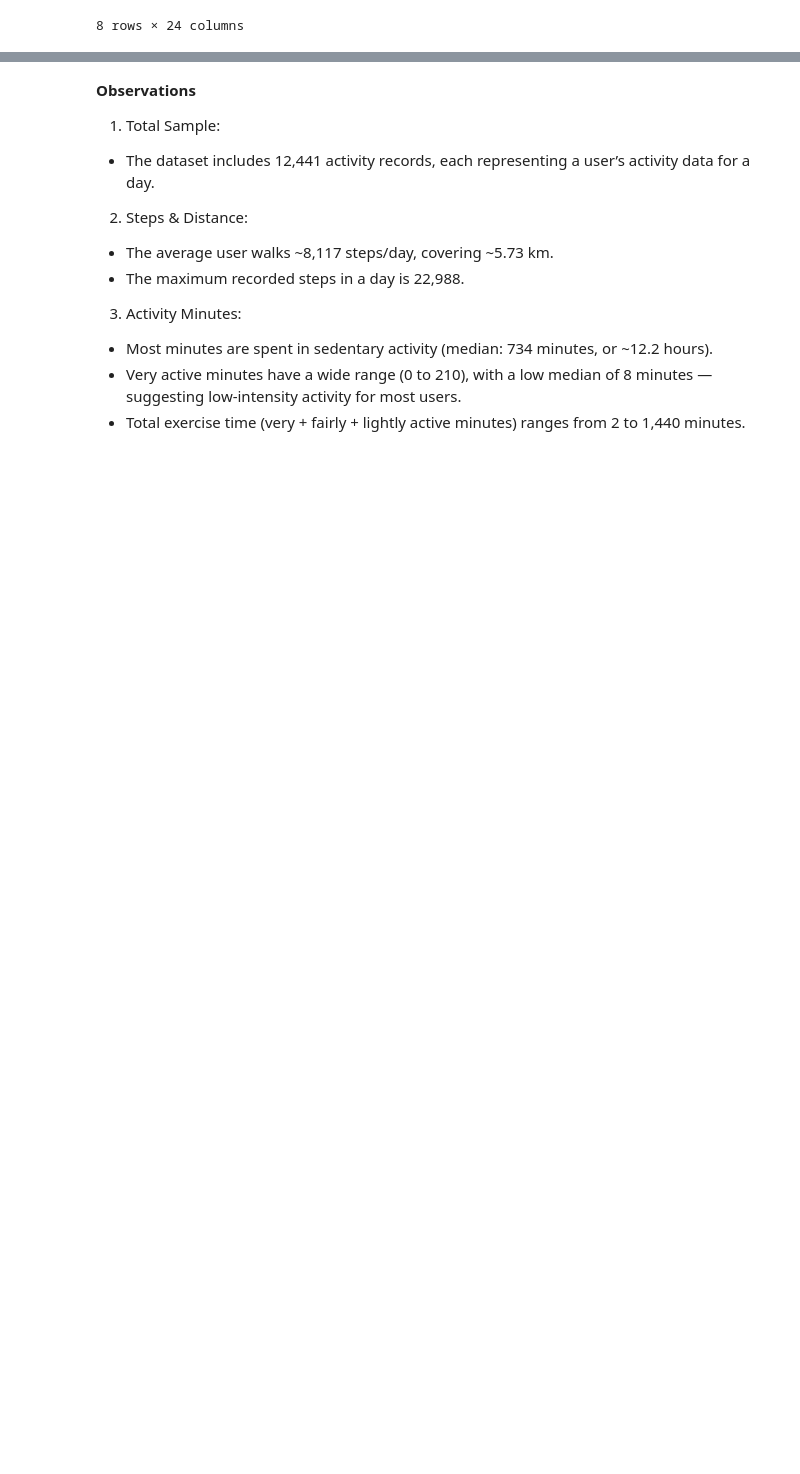
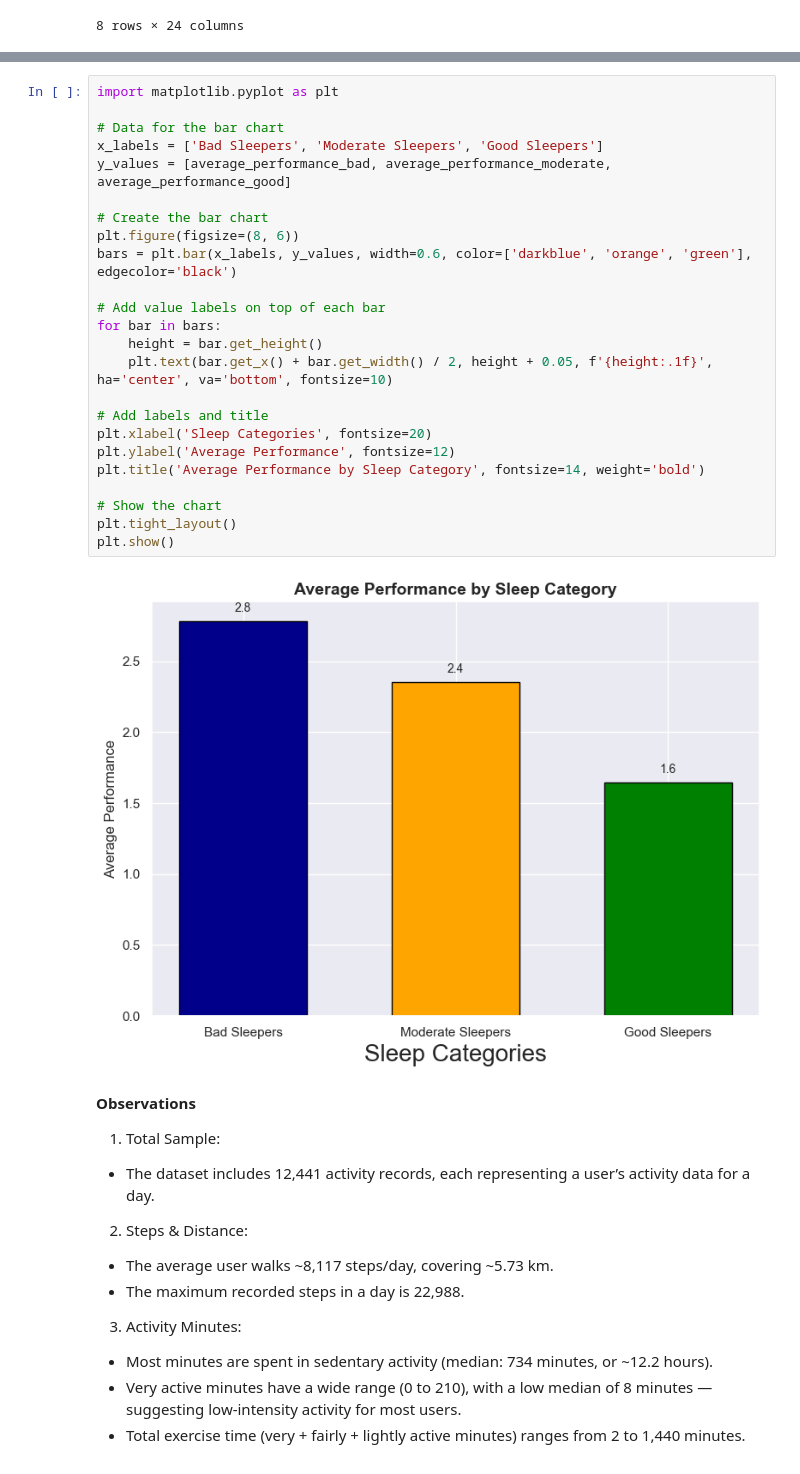
Before and after one commit to SheryllD/Project_SQL_Database, a Jupyter notebook: Data_Wrangling.ipynb, the cells around one changed output, grey strips where cells are left out. Saved outputs shown, nothing was run; the diff lists cells and outputs as text; blank space fills up the shorter version.

```diff
--- a/Data_Wrangling.ipynb
+++ b/Data_Wrangling.ipynb
@@ -487,3 +487,29 @@ average_performance_bad.round(1)
+# %%
+import matplotlib.pyplot as plt
+
+# Data for the bar chart
+x_labels = ['Bad Sleepers', 'Moderate Sleepers', 'Good Sleepers']
+y_values = [average_performance_bad, average_performance_moderate, average_performance_good]
+
+# Create the bar chart
+plt.figure(figsize=(8, 6))
+bars = plt.bar(x_labels, y_values, width=0.6, color=['darkblue', 'orange', 'green'], edgecolor='black')
+
+# Add value labels on top of each bar
+for bar in bars:
+    height = bar.get_height()
+    plt.text(bar.get_x() + bar.get_width() / 2, height + 0.05, f'{height:.1f}', ha='center', va='bottom', fontsize=10)
+
+# Add labels and title
+plt.xlabel('Sleep Categories', fontsize=20)
+plt.ylabel('Average Performance', fontsize=12)
+plt.title('Average Performance by Sleep Category', fontsize=14, weight='bold')
+
+# Show the chart
+plt.tight_layout()
+plt.show()
+# %% [output]
+[figure, added]
 # %% [markdown]
 **Observations**
 1. Total Sample:
```
Also changed, not shown: parts of 11 cells of this notebook, 7 other files.
